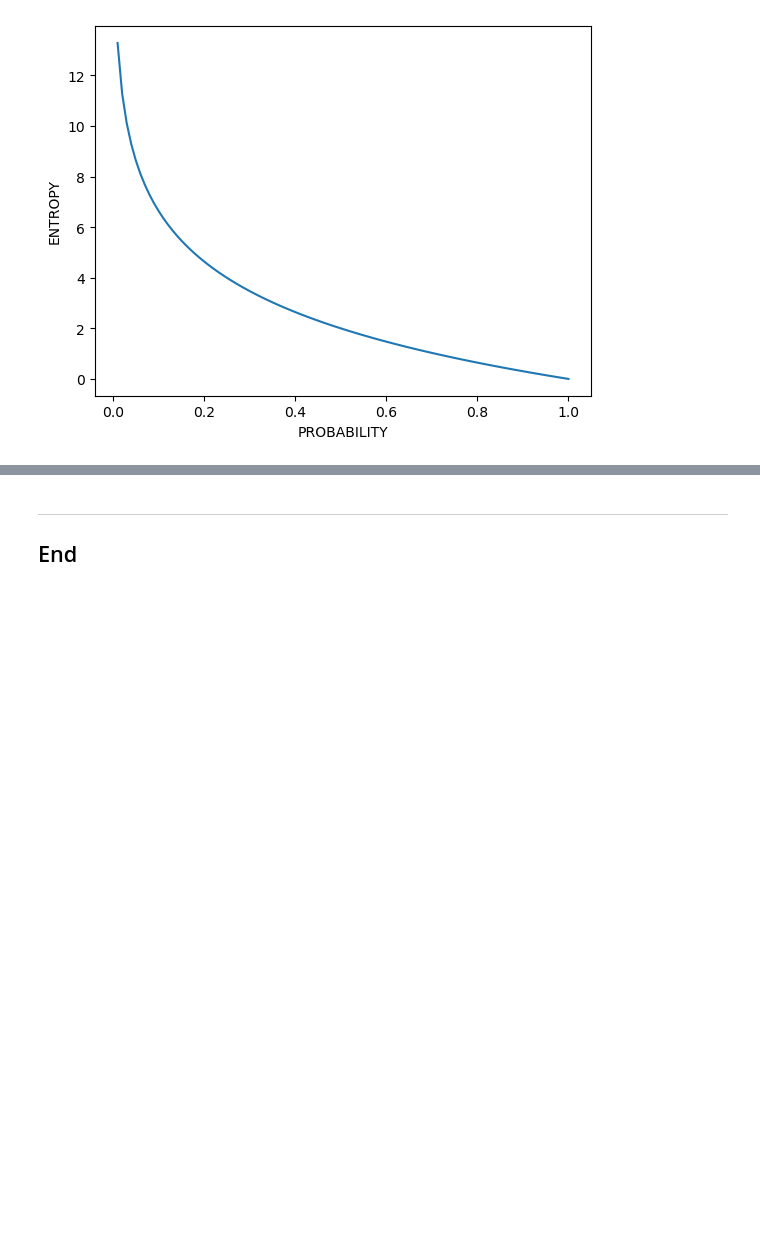
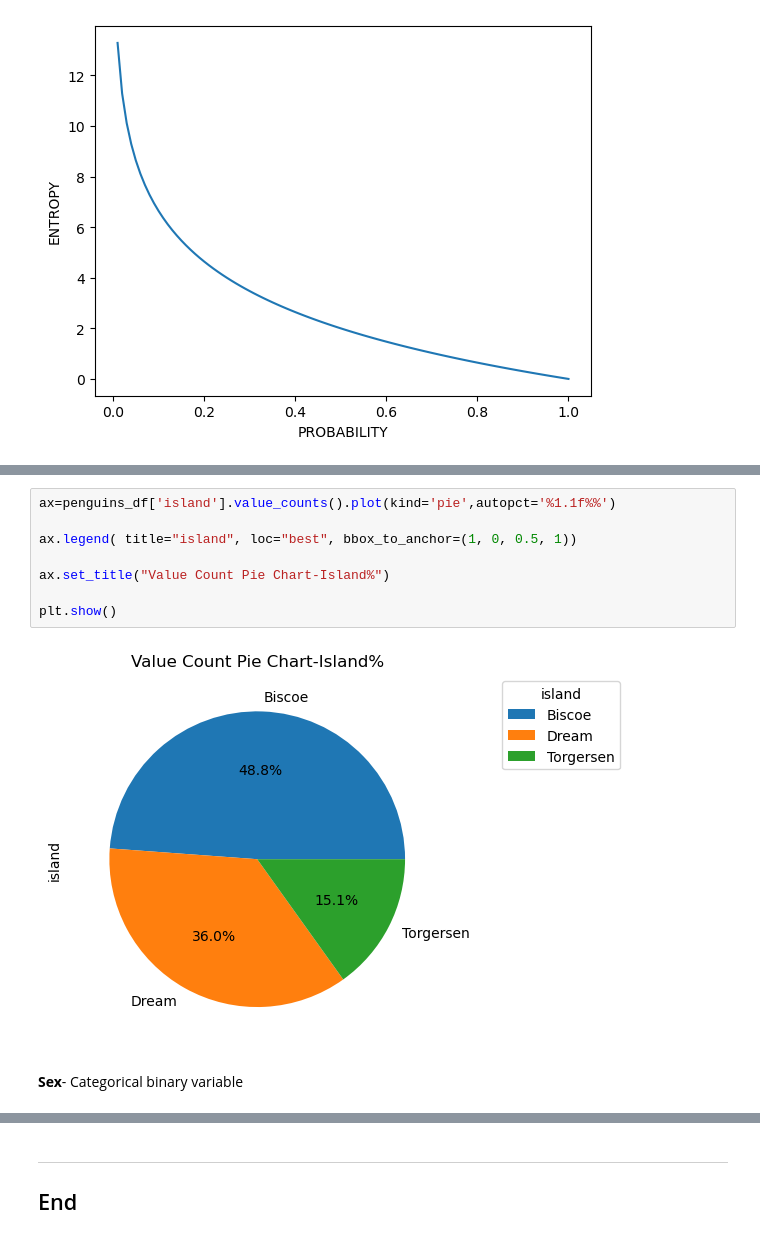
Before and after one commit to OlgaKnut/fundamentals-of-data-analysis-project, a Jupyter notebook: tasks.ipynb, the cells around one changed output, grey strips where cells are left out. Saved outputs shown, nothing was run; the diff lists cells and outputs as text; blank space fills up the shorter version.

```diff
--- a/tasks.ipynb
+++ b/tasks.ipynb
@@ -157,0 +223,12 @@ the penguin data set.
+# %%
+ax=penguins_df['island'].value_counts().plot(kind='pie',autopct='%1.1f%%')
+
+ax.legend( title="island", loc="best", bbox_to_anchor=(1, 0, 0.5, 1))
+
+ax.set_title("Value Count Pie Chart-Island%")
+
+plt.show()
+# %% [output]
+[figure, added]
+# %% [markdown]
+**Sex**- Categorical binary variable
```
Also changed, not shown: parts of 39 cells of this notebook, 1 other file.
